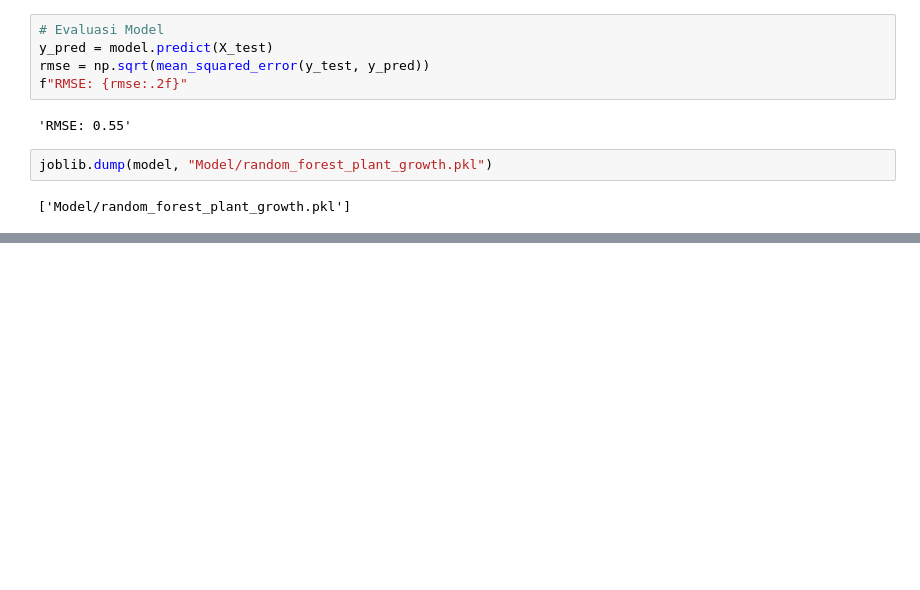
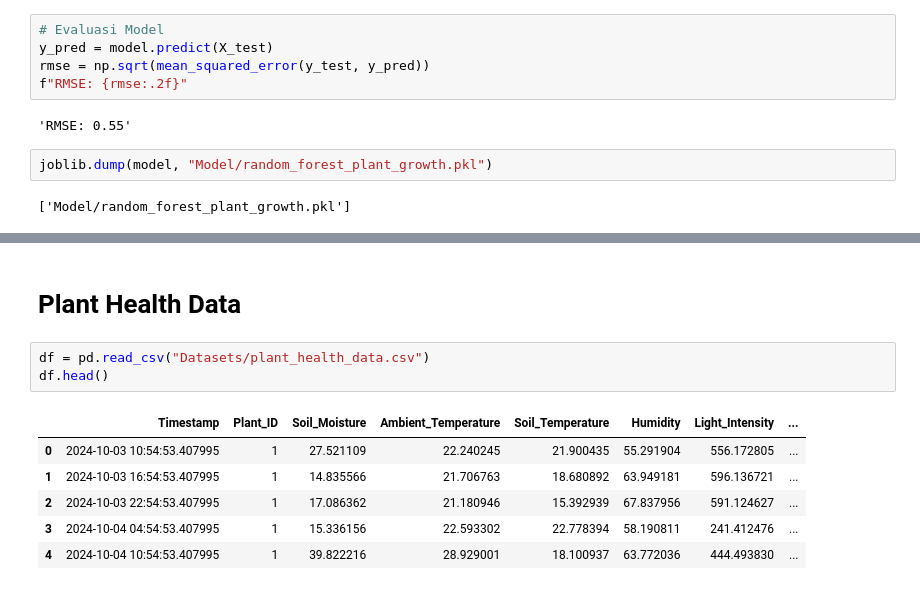
Before and after one commit to Anomali99/arsip-jupyter, a Jupyter notebook: RandomForest/RandomForestRegression.ipynb, the cells around one changed output, grey strips where cells are left out. Saved outputs shown, nothing was run; the diff lists cells and outputs as text; blank space fills up the shorter version.

Commit message:
add plant health

```diff
--- a/RandomForest/RandomForestRegression.ipynb
+++ b/RandomForest/RandomForestRegression.ipynb
@@ -121,3 +125,15 @@ predict_custom({
 })
 # %% [output]
 'Probabilitas bertahan hidup: 68.00%'
+# %% [markdown]
+# **Plant Health Data**
+# %%
+df = pd.read_csv("Datasets/plant_health_data.csv")
+df.head()
+# %% [output]
+|  | Timestamp | Plant_ID | Soil_Moisture | Ambient_Temperature | Soil_Temperature | Humidity | Light_Intensity | ... |
+| 0 | 2024-10-03 10:54:53.407995 | 1 | 27.521109 | 22.240245 | 21.900435 | 55.291904 | 556.172805 | ... |
+| 1 | 2024-10-03 16:54:53.407995 | 1 | 14.835566 | 21.706763 | 18.680892 | 63.949181 | 596.136721 | ... |
+| 2 | 2024-10-03 22:54:53.407995 | 1 | 17.086362 | 21.180946 | 15.392939 | 67.837956 | 591.124627 | ... |
+| 3 | 2024-10-04 04:54:53.407995 | 1 | 15.336156 | 22.593302 | 22.778394 | 58.190811 | 241.412476 | ... |
+| 4 | 2024-10-04 10:54:53.407995 | 1 | 39.822216 | 28.929001 | 18.100937 | 63.772036 | 444.493830 | ... |
```
Also changed, not shown: parts of 14 cells of this notebook, 2 other files.
